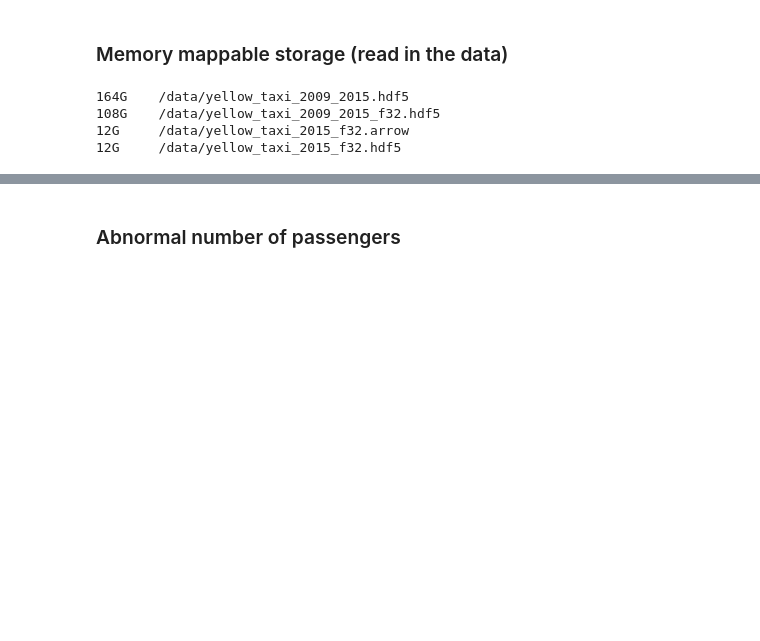
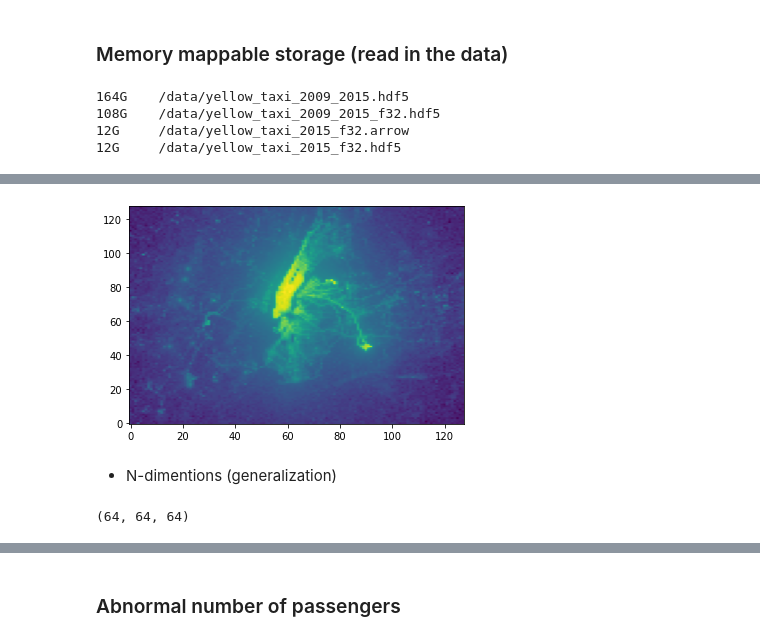
Before and after one commit to vaexio/vaex-talks, a Jupyter notebook: 2021-goto-copenhagen/goto-copenhagen-2021-vaex-example.ipynb, the cells around one changed output, grey strips where cells are left out. Saved outputs shown, nothing was run; the diff lists cells and outputs as text; code cells hidden in the pictures; blank space fills up the shorter version.

```diff
--- a/2021-goto-copenhagen/goto-copenhagen-2021-vaex-example.ipynb
+++ b/2021-goto-copenhagen/goto-copenhagen-2021-vaex-example.ipynb
@@ -116,0 +199,10 @@ Wall time: 3min 4s
+# %%
+# Compute the arc-distance in miles
+def arc_distance(theta_1, phi_1, theta_2, phi_2):
+    temp = (np.sin((theta_2-theta_1)/2*np.pi/180)**2
+           + np.cos(theta_1*np.pi/180)*np.cos(theta_2*np.pi/180) * np.sin((phi_2-phi_1)/2*np.pi/180)**2)
+    distance = 2 * np.arctan2(np.sqrt(temp), np.sqrt(1-temp))
+    return distance * 3958.8
+
+# distance Copenhagen - Utrecht [miles]
+arc_distance(55.6700598, 12.5642113, 52.0842715, 5.0124523)
@@ -116,0 +211,6 @@ Wall time: 3min 4s
+# %%
+# Add the arc-distance in miles as a virtual column
+df['arc_distance_miles_numpy'] = arc_distance(df.pickup_longitude, df.pickup_latitude,
+                                              df.dropoff_longitude, df.dropoff_latitude)
+
+df['arc_distance_miles_numpy'].sum(progress='widget')
@@ -116,0 +219,5 @@ Wall time: 3min 4s
+# %%
+# JIT (Just in Time) compilation. Support for Numba, Pythran and Cuda!
+df['arc_distance_miles_numba'] = df.arc_distance_miles_numpy.jit_numba()
+
+df['arc_distance_miles_numba'].sum(progress='widget')
@@ -116,0 +255,5 @@ Wall time: 3min 4s
+# %%
+counts2d = df.count(binby=[df.pickup_longitude, df.pickup_latitude], shape=128, limits='95%', progress='widget')
+print(counts2d.shape)
+print()
+print(counts2d)
@@ -116,0 +270,11 @@ Wall time: 3min 4s
+# %%
+plt.imshow(np.log1p(counts2d).T, origin='lower', aspect='auto');
+# %% [output]
+[figure, added]
+# %% [markdown]
+- N-dimentions (generalization)
+# %%
+counts3d = df.count(binby=[df.pickup_longitude, df.pickup_latitude, df.trip_distance], shape=64, progress='widget')
+print(counts3d.shape)
+# %% [output]
+(64, 64, 64)
```
Also changed, not shown: parts of 68 cells of this notebook, 1 other file.
